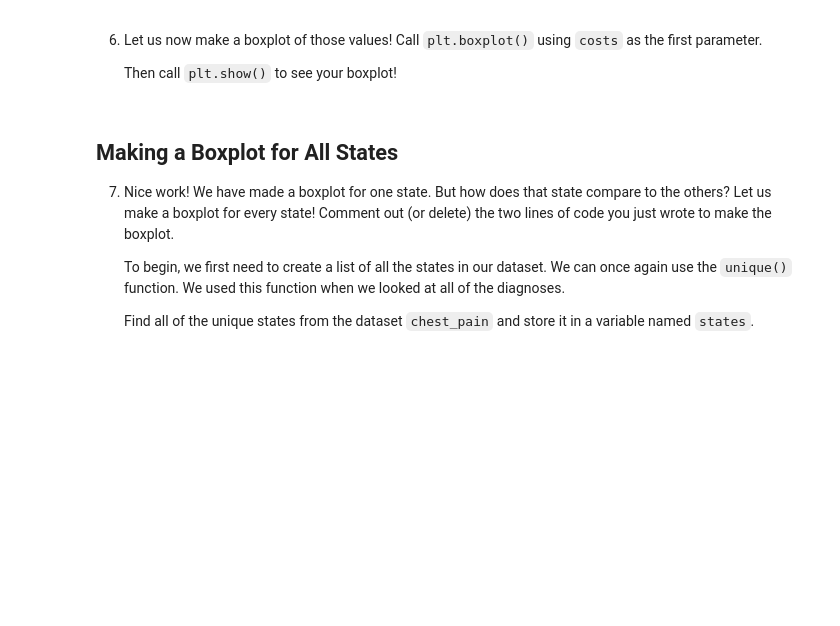
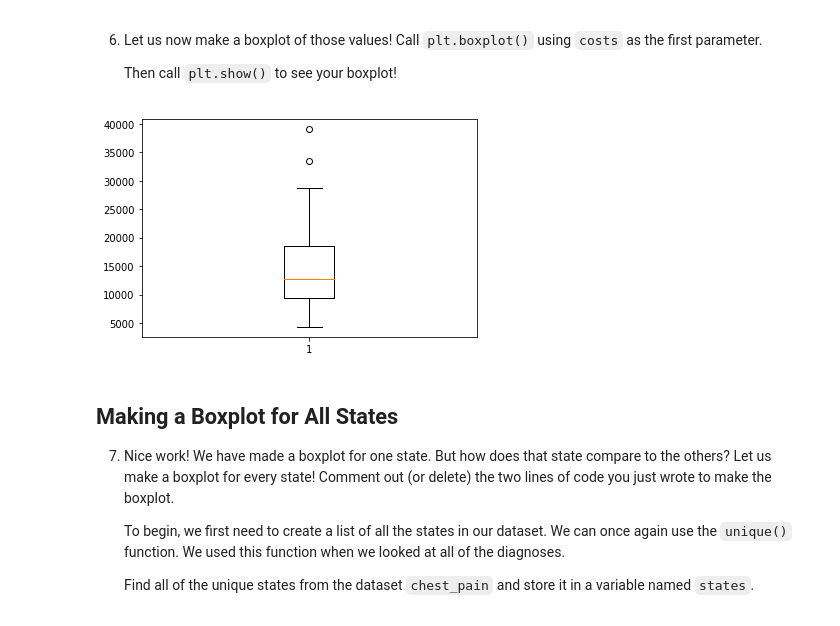
Before and after one commit to Klaynie/Learning-Python, a Jupyter notebook: Learning-Python/Codecademy/Healthcare/script.ipynb, the cells around one changed output. Cells and saved outputs as stored; diff of their text form; code cells hidden in the pictures; blank space fills up the shorter version.

Commit message:
Solved Healthcare Project

```diff
--- a/Learning-Python/Codecademy/Healthcare/script.ipynb
+++ b/Learning-Python/Codecademy/Healthcare/script.ipynb
@@ -25,6 +56,8 @@ healthcare = pd.read_csv("healthcare.csv")
         chest_pain = healthcare[healthcare['DRG Definition'] == '313 - CHEST PAIN']
 
     If you are interested in investigating a different diagnosis, replace '313 - CHEST PAIN' with the name of the other diagnosis. You might want to change the new variable name to be something other than `chest_pain` if you do this!
+# %%
+chest_pain = healthcare[healthcare['DRG Definition'] == '313 - CHEST PAIN']
 # %% [markdown]
 ## Separating By State
 
@@ -39,6 +72,8 @@ healthcare = pd.read_csv("healthcare.csv")
     Make sure to use the variable that you created in the previous step. We called it `chest_pain`, but you might have named it something else if you used a different diagnosis.
 
     Again, feel free to use a state of your choosing instead of Alabama. Different state abbreviations should work, like `"CO"` or `"NY"`. Name your variable appropriately!
+# %%
+alabama_chest_pain = chest_pain[chest_pain['Provider State'] == "AL"]
 # %% [markdown]
 5. We are almost there! We now have all of the hospitals in Alabama that have a diagnosed chest pain. We now want to find the average cost of those diagnoses. These value is stored in the column `' Average Covered Charges '` (Note the spaces at the start and the end of the string!)
 
@@ -47,10 +82,17 @@ healthcare = pd.read_csv("healthcare.csv")
         costs = alabama_chest_pain[' Average Covered Charges '].values
 
     Again, make sure that you are using the correct variable names — yours might be different.
+# %%
+costs = alabama_chest_pain[' Average Covered Charges '].values
 # %% [markdown]
 6. Let us now make a boxplot of those values! Call `plt.boxplot()` using `costs` as the first parameter.
 
     Then call `plt.show()` to see your boxplot!
+# %%
+plt.boxplot(costs)
+plt.show()
+# %% [output]
+[figure, added]
 # %% [markdown]
 ## Making a Boxplot for All States
 
```
Also changed, not shown: parts of 7 cells of this notebook.
